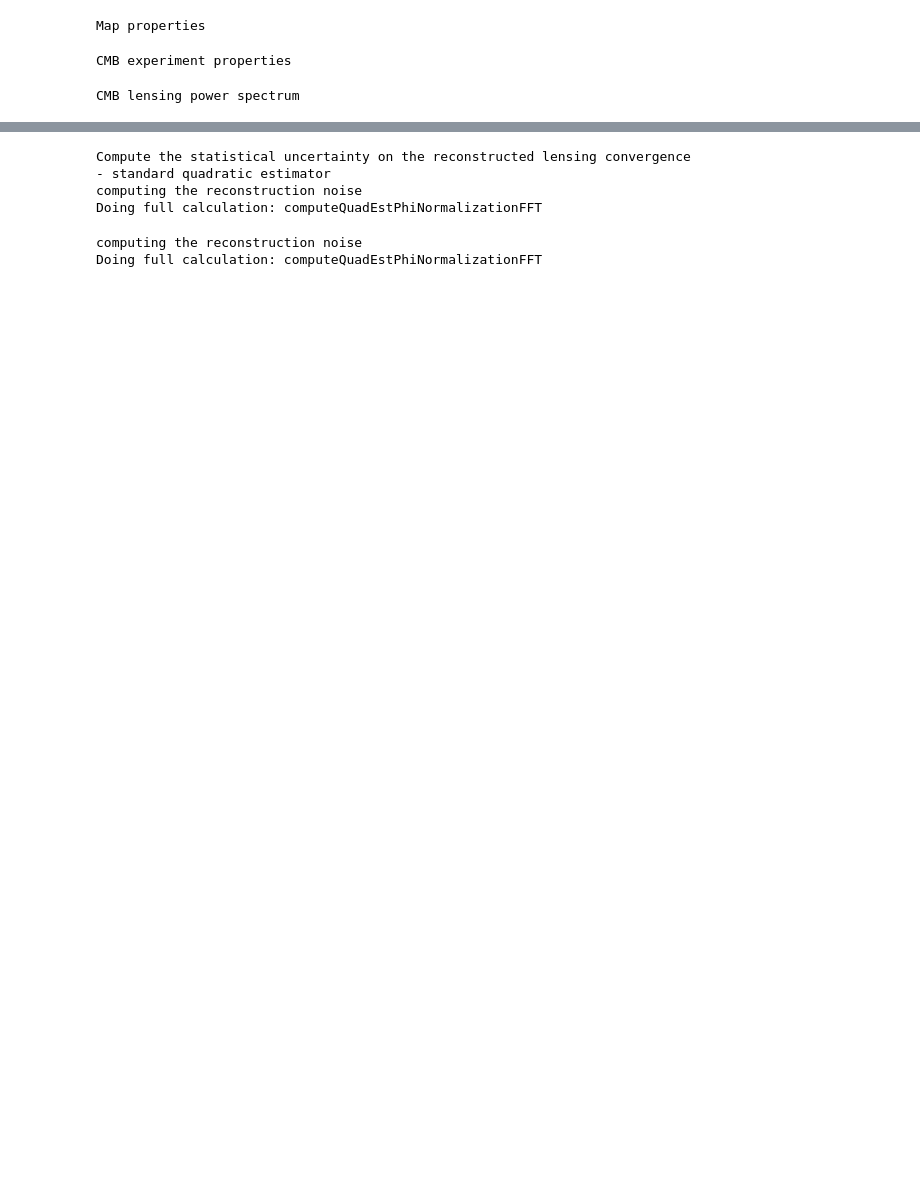
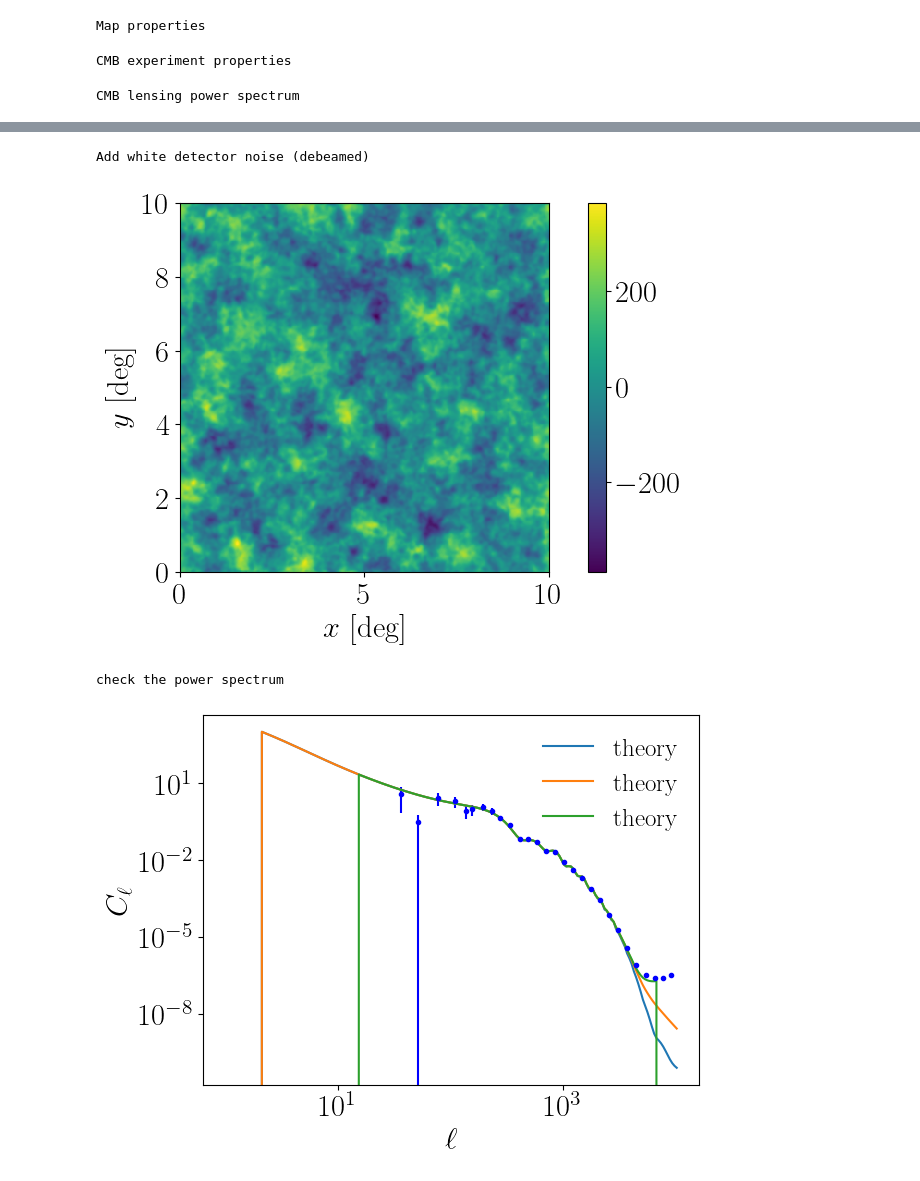
Before and after one commit to EmmanuelSchaan/LensQuEst, a Jupyter notebook: dev/scratch.ipynb, the cells around one changed output, grey strips where cells are left out. Drawn from its saved outputs; the diff is of its cells as text; code cells hidden in the pictures; blank space fills up the shorter version.

```diff
--- a/dev/scratch.ipynb
+++ b/dev/scratch.ipynb
@@ -111,14 +127,14 @@ check the power spectrum
-# %%
-print("Compute the statistical uncertainty on the reconstructed lensing convergence")
-
-print("- standard quadratic estimator")
-fNqCmb_fft = baseMap.forecastN0Kappa(cmb.funlensedTT, cmb.fCtotal, lMin=lMin, lMax=lMax, test=False)
-
-fNqCmb_fft = baseMap.forecastN0Kappa(cmb.funlensedTT, cmb.fCtotal, lMin=lMin, lMax=lMax, test=False)
-# %% [output]
-Compute the statistical uncertainty on the reconstructed lensing convergence
-- standard quadratic estimator
-computing the reconstruction noise
-Doing full calculation: computeQuadEstPhiNormalizationFFT
-computing the reconstruction noise
-Doing full calculation: computeQuadEstPhiNormalizationFFT
+# %%
+print("Add white detector noise (debeamed)")
+
+noiseFourier = baseMap.genGRF(cmb.fdetectorNoise, test=False)
+totalCmbFourier = lensedCmbFourier + noiseFourier
+totalCmb = baseMap.inverseFourier(totalCmbFourier)
+baseMap.plot(totalCmb)
+print("check the power spectrum")
+lCen, Cl, sCl = baseMap.powerSpectrum(totalCmbFourier,theory=[cmb.funlensedTT, cmb.flensedTT, cmb.fCtotal], plot=True, save=False)
+# %% [output]
+Add white detector noise (debeamed)
+[figure, added]
+check the power spectrum
+[figure, added]
```
Also changed, not shown: parts of 11 cells of this notebook, 2 other files.
